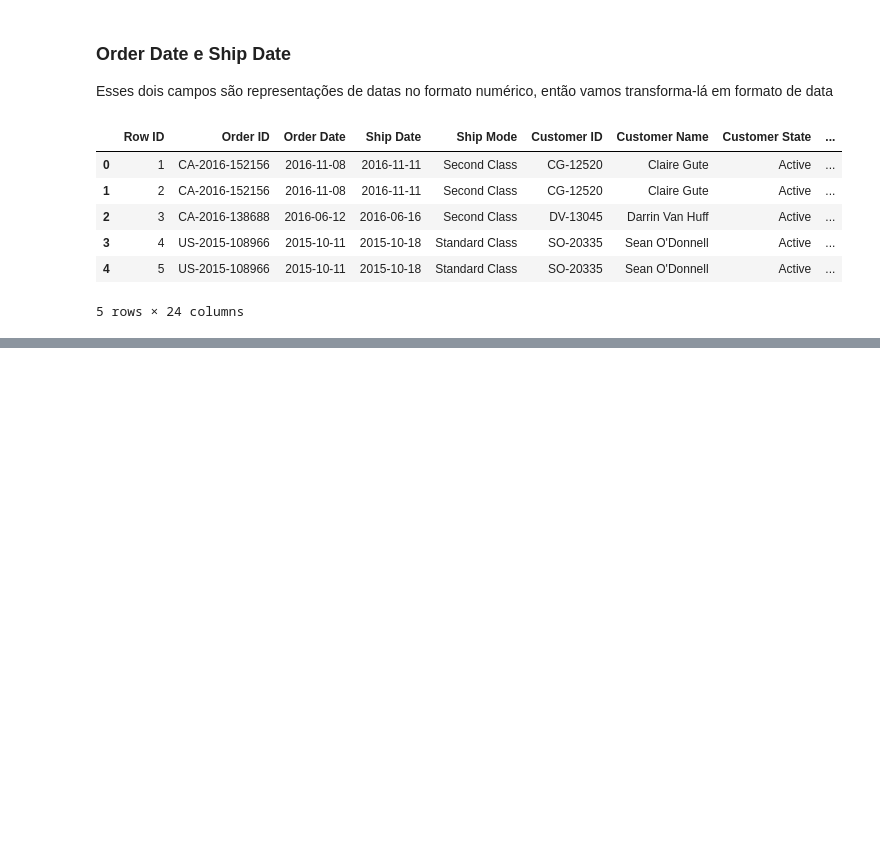
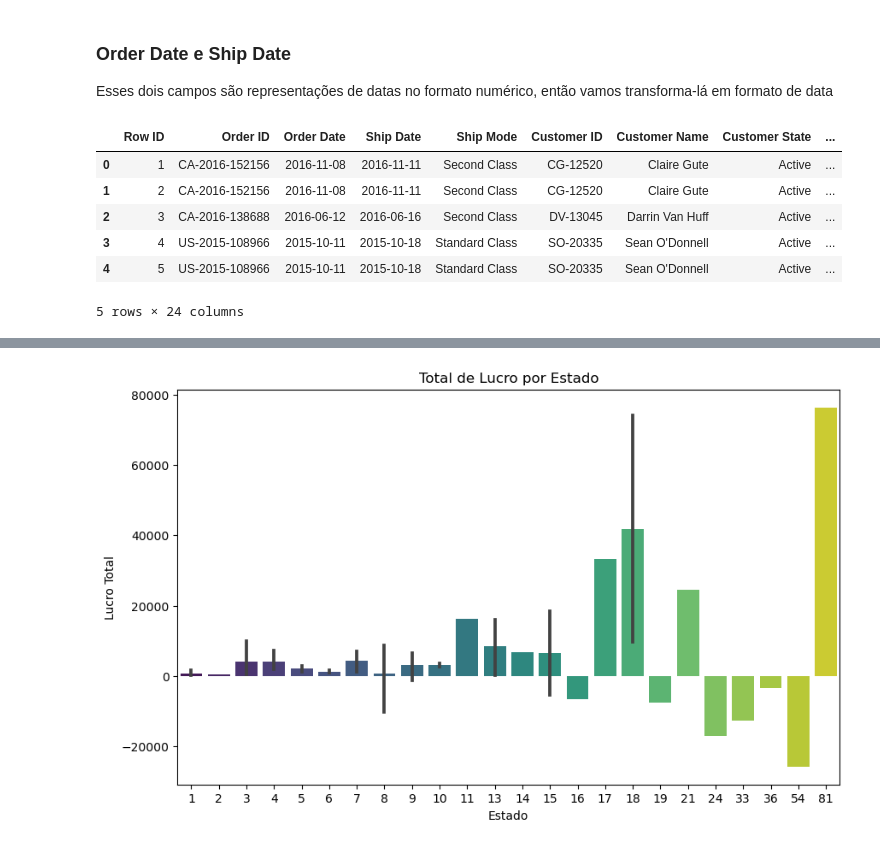
Before and after one commit to andrealonso75/Analyses, a Jupyter notebook: AnaliseDescritivaBaseVendas.ipynb, the cells around one changed output, grey strips where cells are left out. Drawn from its saved outputs; the diff is of its cells as text; code cells hidden in the pictures; blank space fills up the shorter version.

```diff
--- a/AnaliseDescritivaBaseVendas.ipynb
+++ b/AnaliseDescritivaBaseVendas.ipynb
@@ -14,4 +15,4 @@ import math
 # %% [markdown]
 # Importando a base de dados
 # %%
-df = pd.read_excel(r'C:\Users\Andre\Analyses\stage_MultiStore.xlsx')
+df = pd.read_excel(r'C:\Users\Andre\OneDrive\Área de Trabalho\stage_MultiStore.xlsx')
@@ -90,0 +192,4 @@ df.head()
+# %%
+profitState = df.groupby('State').agg({
+                                      'City': pd.Series.nunique,
+                                      'Profit': pd.Series.sum})
@@ -90,0 +217,9 @@ df.head()
+# %%
+plt.figure(figsize=(10, 6))
+sns.barplot(x='City', y='Profit', data=profitState, palette='viridis')
+plt.title('Total de Lucro por Estado')
+plt.xlabel('Estado')
+plt.ylabel('Lucro Total')
+plt.show()
+# %% [output]
+[figure, added]
```
Also changed, not shown: parts of 22 cells of this notebook.
